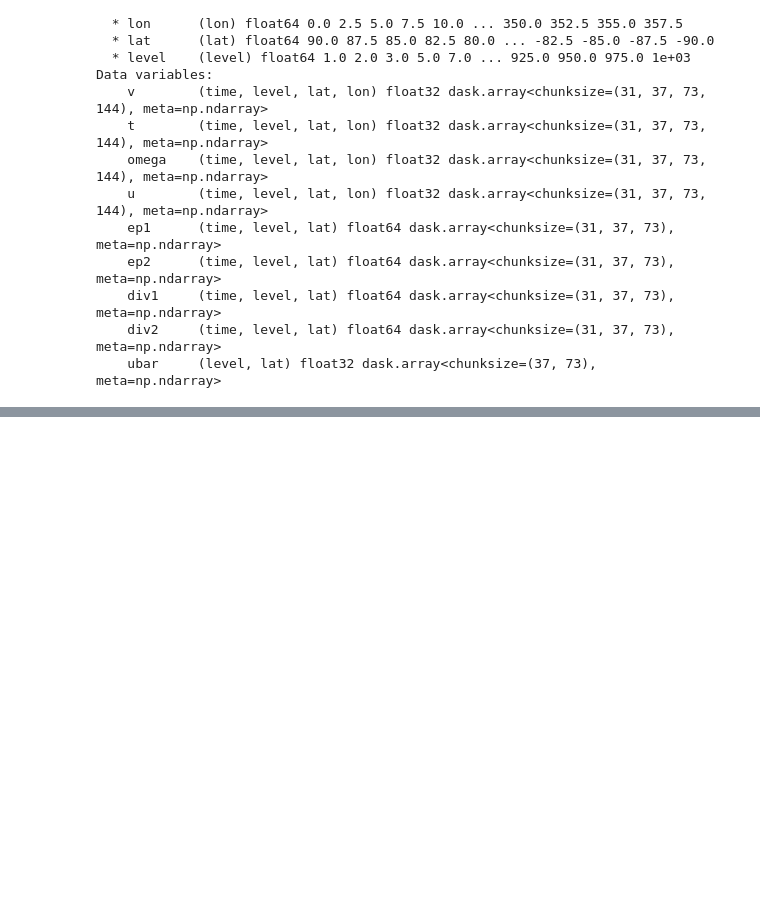
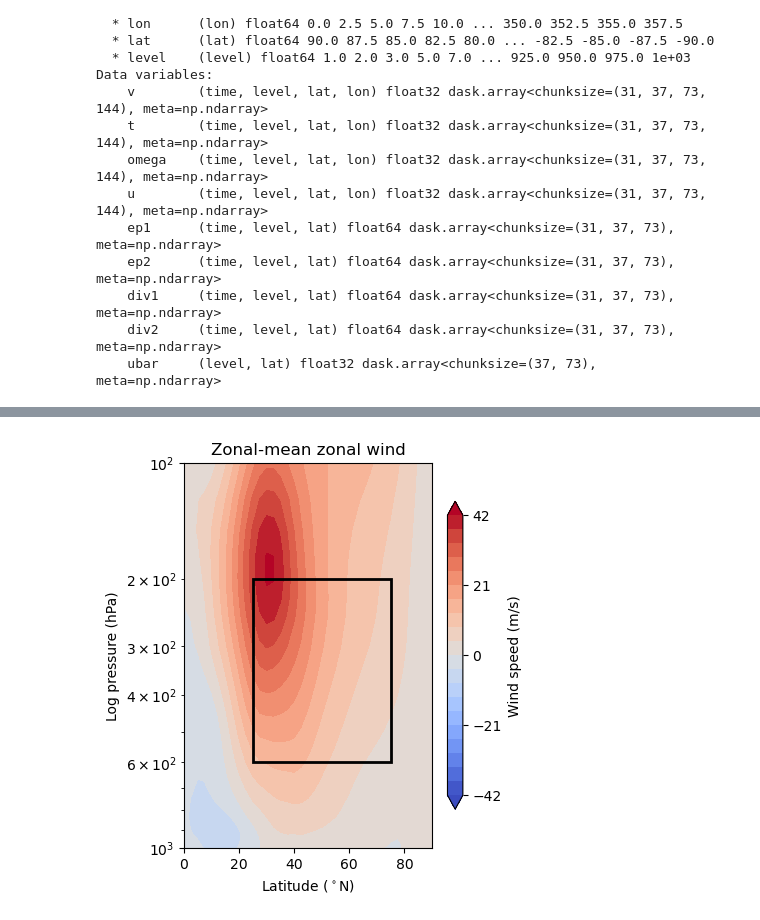
Before and after one commit to Caturrell/eddy_feedback, a Jupyter notebook: research/variability/variability.ipynb, the cells around one changed output, grey strips where cells are left out. Saved outputs shown, nothing was run; the diff lists cells and outputs as text; code cells hidden in the pictures; blank space fills up the shorter version.

```diff
--- a/research/variability/variability.ipynb
+++ b/research/variability/variability.ipynb
@@ -126,0 +48,4 @@ def plot_variance(ds, top_atmos=0., latitude=None, primitive=True):
+# %%
+ef.plot_ubar(ds, show_rect=True, latitude='NH', yscale='log', top_atmos=100.)
+# %% [output]
+[figure, added]
```
Also changed, not shown: parts of 9 cells of this notebook, 2 other files.
